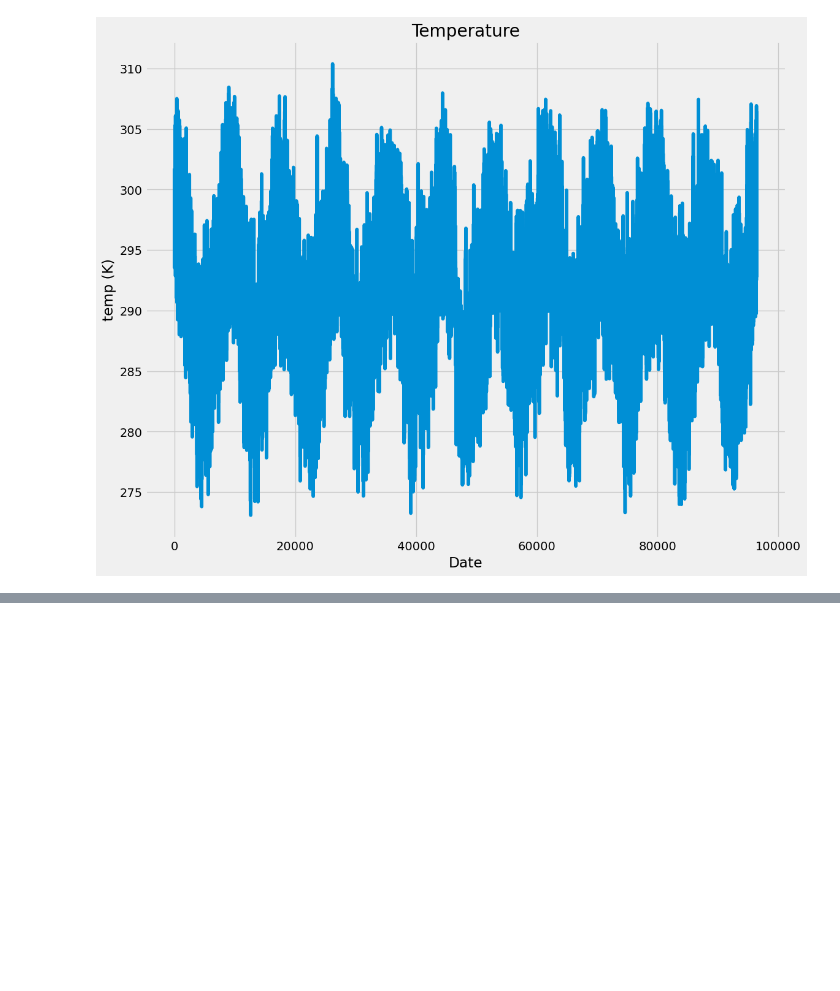
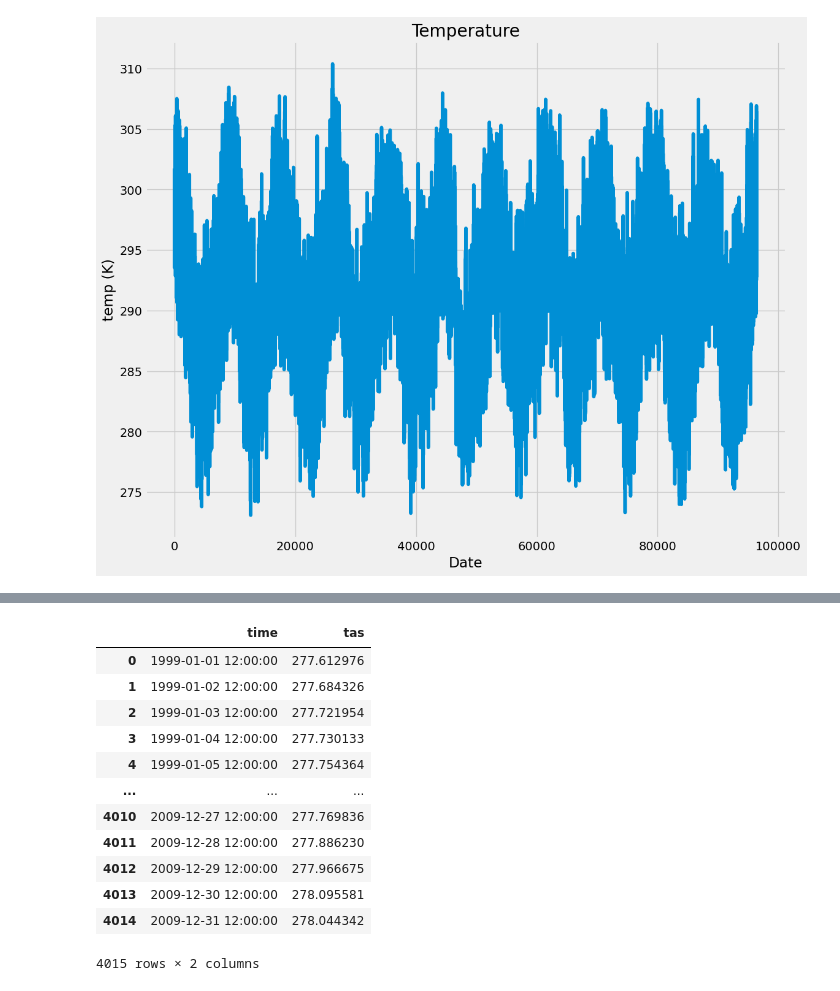
Before and after one commit to nachalca/FSE_extremos, a Jupyter notebook: StageL2/First try.ipynb, the cells around one changed output, grey strips where cells are left out. Drawn from its saved outputs; the diff is of its cells as text; code cells hidden in the pictures; blank space fills up the shorter version.

```diff
--- a/StageL2/First try.ipynb
+++ b/StageL2/First try.ipynb
@@ -103,0 +138,18 @@ plt.plot(df["temp"])
+# %%
+df1.set_index("time")
+# output of the 2nd dataset;
+df1
+# %% [output]
+|  | time | tas |
+| 0 | 1999-01-01 12:00:00 | 277.612976 |
+| 1 | 1999-01-02 12:00:00 | 277.684326 |
+| 2 | 1999-01-03 12:00:00 | 277.721954 |
+| 3 | 1999-01-04 12:00:00 | 277.730133 |
+| 4 | 1999-01-05 12:00:00 | 277.754364 |
+| ... | ... | ... |
+| 4010 | 2009-12-27 12:00:00 | 277.769836 |
+| 4011 | 2009-12-28 12:00:00 | 277.886230 |
+| 4012 | 2009-12-29 12:00:00 | 277.966675 |
+| 4013 | 2009-12-30 12:00:00 | 278.095581 |
+| 4014 | 2009-12-31 12:00:00 | 278.044342 |
+4015 rows × 2 columns
```
Also changed, not shown: parts of 4 cells of this notebook.
